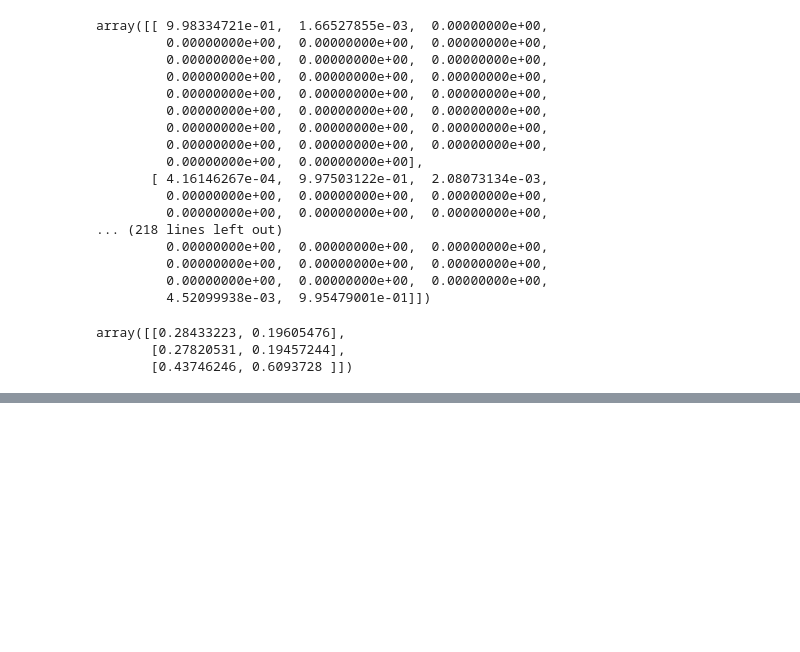
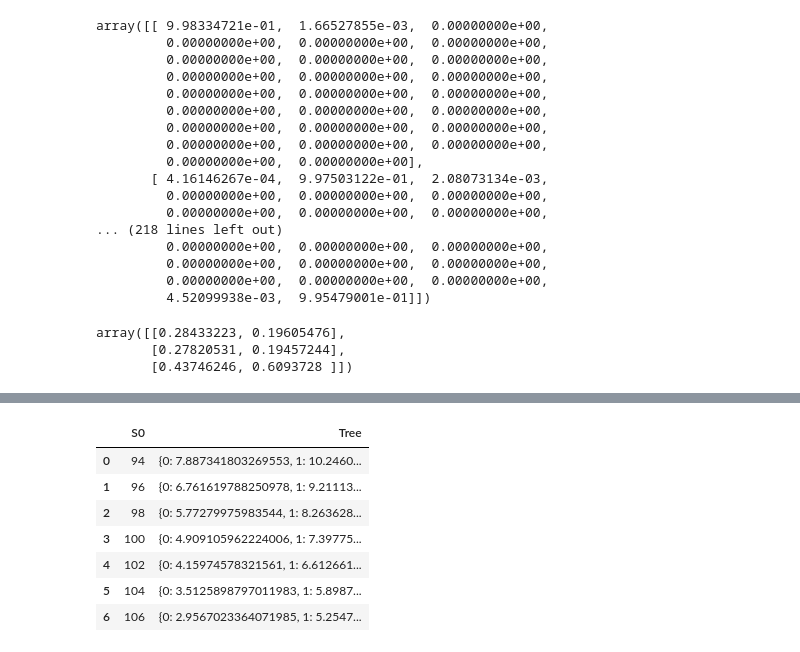
Before and after one commit to GodwinZonou/Options-pricing-recombining-tree, a Jupyter notebook: recomb_tree _2regime.ipynb, the cells around one changed output, grey strips where cells are left out. Cells and saved outputs as stored; diff of their text form; code cells hidden in the pictures; blank space fills up the shorter version.

```diff
--- a/recomb_tree _2regime.ipynb
+++ b/recomb_tree _2regime.ipynb
@@ -272,6 +293,28 @@ def prix_put_americain(K,S_o,n,b,sigma_bar,T,List_sigma,List_a,Liste_saut,List_r
                     table_prix[i,n-j][etat]=max(table_prix[i,n-j][etat],K-S_o*np.exp(arbre[i,n-j]*sigma_bar*np.sqrt(h)))
 
     return table_prix
+# %%
+C1=prix_put_americain(100,94,1000,2,0.2,1,L1,L2,L3,L4,P)
+C2=prix_put_americain(100,96,1000,2,0.2,1,L1,L2,L3,L4,P)
+C3=prix_put_americain(100,98,1000,2,0.2,1,L1,L2,L3,L4,P)
+C4=prix_put_americain(100,100,1000,2,0.2,1,L1,L2,L3,L4,P)
+C5=prix_put_americain(100,102,1000,2,0.2,1,L1,L2,L3,L4,P)
+C6=prix_put_americain(100,104,1000,2,0.2,1,L1,L2,L3,L4,P)
+C7=prix_put_americain(100,106,1000,2,0.2,1,L1,L2,L3,L4,P)
+# %%
+C=[C1, C2, C3, C4, C5, C6, C7]
+# %%
+Df2 = pd.DataFrame({'S0':[i for i in range(94,107,2)], 'Tree':[B[:,0][2000] for B in C]})
+Df2
+# %% [output]
+|  | S0 | Tree |
+| 0 | 94 | {0: 7.887341803269553, 1: 10.2460... |
+| 1 | 96 | {0: 6.761619788250978, 1: 9.21113... |
+| 2 | 98 | {0: 5.77279975983544, 1: 8.263628... |
+| 3 | 100 | {0: 4.909105962224006, 1: 7.39775... |
+| 4 | 102 | {0: 4.15974578321561, 1: 6.612661... |
+| 5 | 104 | {0: 3.5125898797011983, 1: 5.8987... |
+| 6 | 106 | {0: 2.9567023364071985, 1: 5.2547... |
 # %%
 def prix_call_europeen_Heston_model(K,S_o,n,b,sigma_bar,T,List_vi,List_sigma,List_a,Liste_saut,List_r,P):
     proba_umd=proba_up_middle_down(List_sigma,List_a,Liste_saut,sigma_bar,T,n)
```
Also changed, not shown: parts of 5 cells of this notebook.
